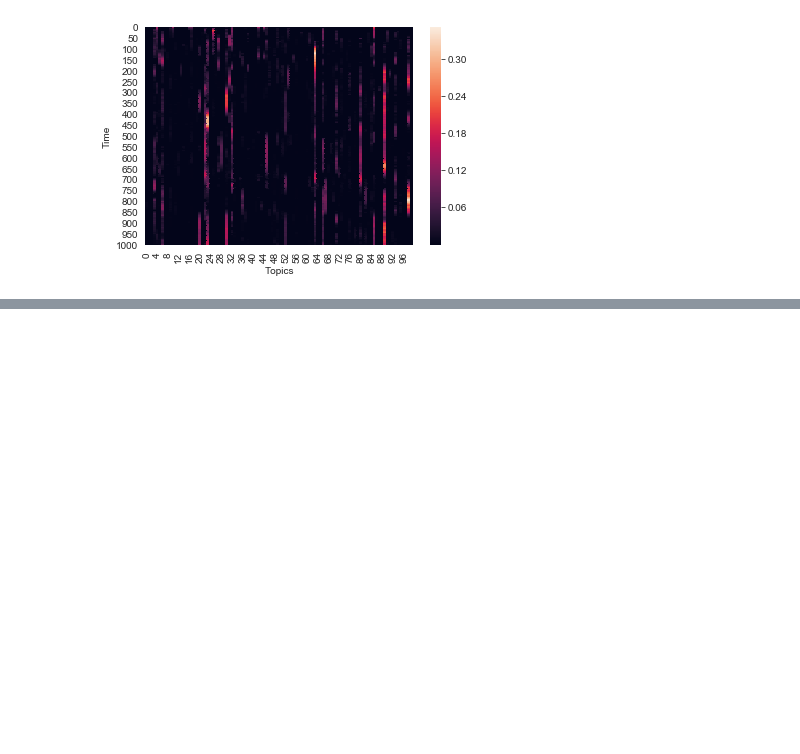
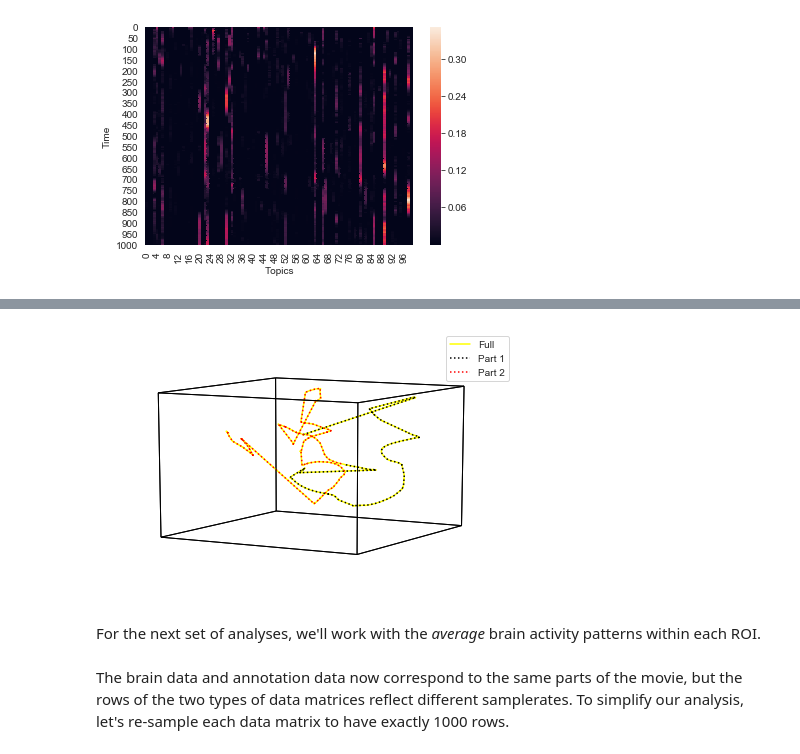
Before and after one commit to naturalistic-data-analysis/tutorial_development, a Jupyter notebook: hypertools/hypertools.ipynb, the cells around one changed output, grey strips where cells are left out. Drawn from its saved outputs; the diff is of its cells as text; code cells hidden in the pictures; blank space fills up the shorter version.

```diff
--- a/hypertools/hypertools.ipynb
+++ b/hypertools/hypertools.ipynb
@@ -202,7 +192,7 @@ text_geometry = hyp.plot(text, reduce='UMAP', color='lightgray')
 # %% [markdown]
 We can also visualize the timecourse of word embeddings for the movie as a heatmap.  Since we've already fit our topic model to the annotation text, HyperTools automatically uses the cached result (so the command runs quickly).  Here each row is a timepoint and each column is a topic dimension (i.e., a word embedding dimension):
 # %%
-topics = hyp.tools.format_data(text)[0]
+topics = text_geometry.get_formatted_data()[0]
 h = sns.heatmap(topics)
 h.set_xlabel('Topics');
 h.set_ylabel('Time');
@@ -215,0 +205,8 @@ h.set_ylabel('Time');
+# %%
+topics_part1 = hyp.tools.format_data(text[:481])[0]
+topics_part2 = hyp.tools.format_data(text[482:])[0]
+hyp.plot([topics, topics_part1, topics_part2], linestyle=['-', ':', ':'], color=['yellow', 'black', 'red'], legend=['Full', 'Part 1', 'Part 2'], reduce='UMAP');
+# %% [output]
+[figure, added]
+# %% [markdown]
+For the next set of analyses, we'll work with the *average* brain activity patterns within each ROI.
@@ -215,0 +219,2 @@ h.set_ylabel('Time');
+# %% [markdown]
+The brain data and annotation data now correspond to the same parts of the movie, but the rows of the two types of data matrices reflect different samplerates.  To simplify our analysis, let's re-sample each data matrix to have exactly 1000 rows.
```
Also changed, not shown: parts of 31 cells of this notebook.
